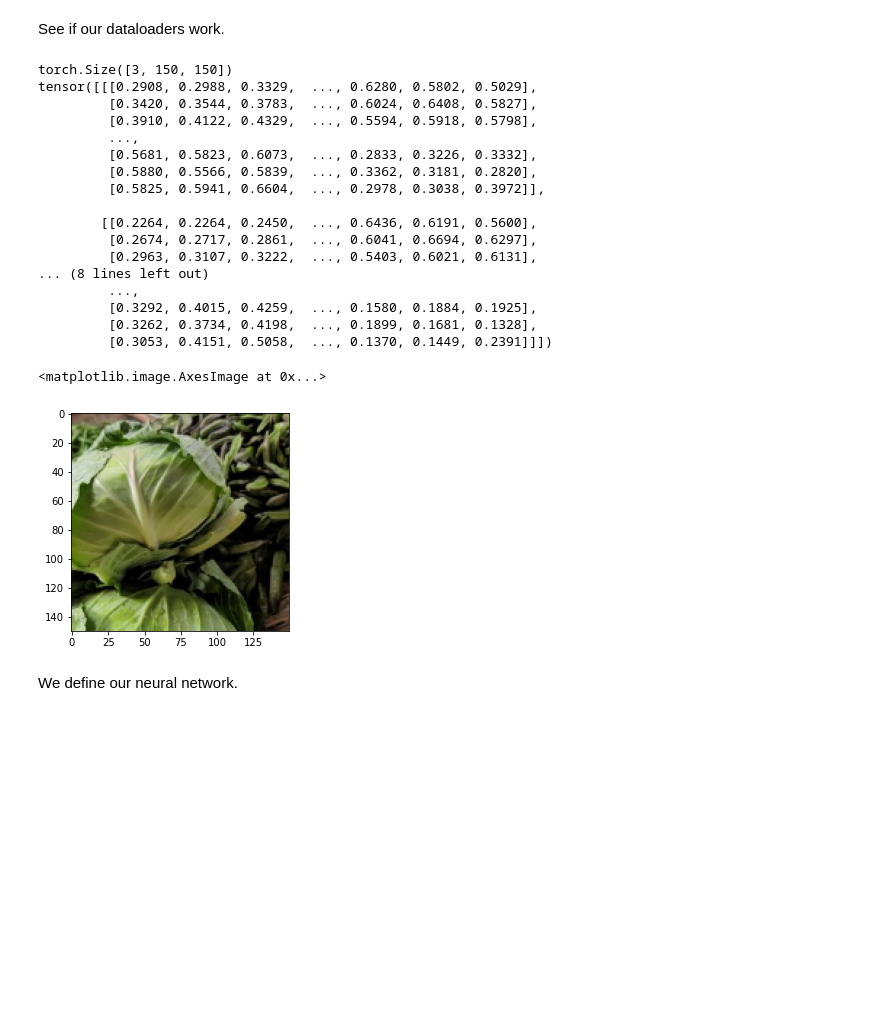
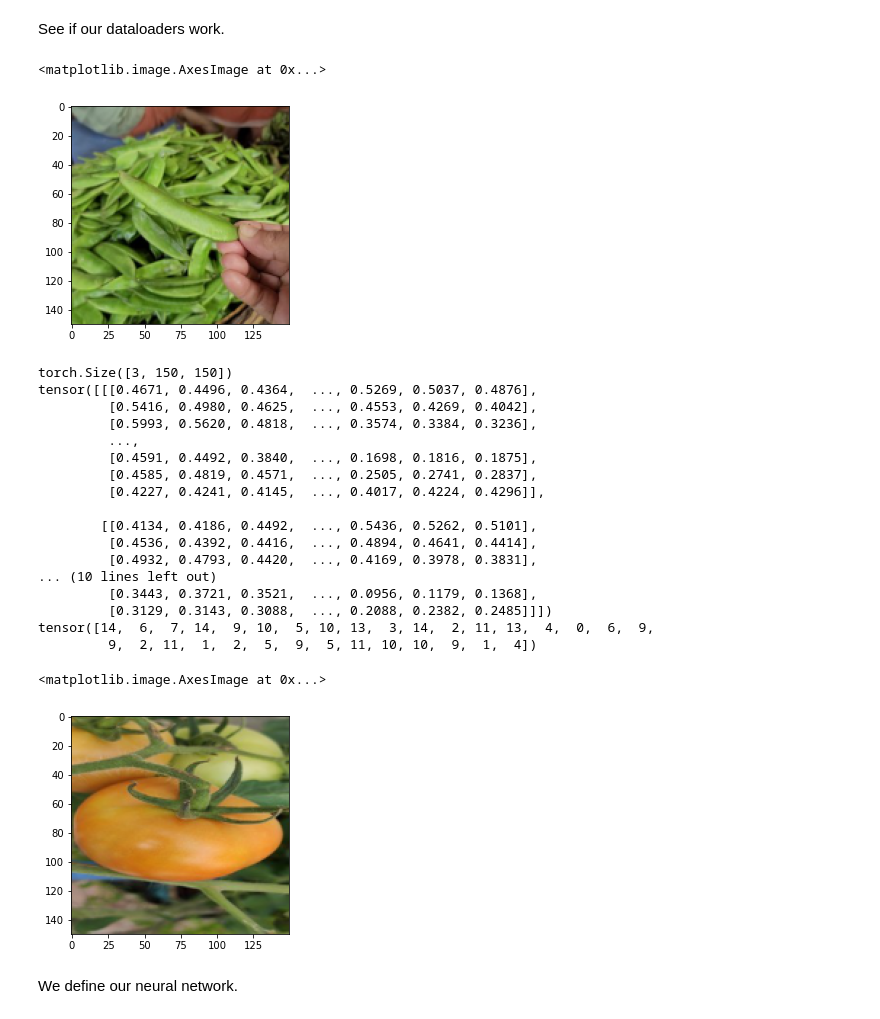
Before and after one commit to jerseyjosh/group6, a Jupyter notebook: code/vegetables.ipynb, the cells around one changed output. Drawn from its saved outputs; the diff is of its cells as text; code cells hidden in the pictures; blank space fills up the shorter version.

```diff
--- a/code/vegetables.ipynb
+++ b/code/vegetables.ipynb
@@ -85,35 +85,42 @@ test_data = datasets.ImageFolder(test_path, transform=transform)
 validation_data = datasets.ImageFolder(validation_path, transform=transform)
 
 train_loader = torch.utils.data.DataLoader(train_data, batch_size=32, shuffle=True)
-test_loader = torch.utils.data.DataLoader(test_data, batch_size=32, shuffle=False)
+test_loader = torch.utils.data.DataLoader(test_data, batch_size=32, shuffle=True)
 validation_loader = torch.utils.data.DataLoader(validation_data, batch_size=32, shuffle=True)
 # %% [markdown]
 See if our dataloaders work.
+# %%
+images, labels = next(iter(test_loader))
+plt.imshow(images[31].permute(1, 2, 0))
+# %% [output]
+<matplotlib.image.AxesImage at 0x...>
+[figure, added]
 # %%
 images, labels = next(iter(train_loader))
 print(images[0].shape)
 print(images[0])
+print(labels)
 plt.imshow(images[0].permute(1, 2, 0))
 # %% [output]
 torch.Size([3, 150, 150])
-tensor([[[0.2908, 0.2988, 0.3329,  ..., 0.6280, 0.5802, 0.5029],
-         [0.3420, 0.3544, 0.3783,  ..., 0.6024, 0.6408, 0.5827],
-         [0.3910, 0.4122, 0.4329,  ..., 0.5594, 0.5918, 0.5798],
+tensor([[[0.4671, 0.4496, 0.4364,  ..., 0.5269, 0.5037, 0.4876],
+         [0.5416, 0.4980, 0.4625,  ..., 0.4553, 0.4269, 0.4042],
+         [0.5993, 0.5620, 0.4818,  ..., 0.3574, 0.3384, 0.3236],
          ...,
-         [0.5681, 0.5823, 0.6073,  ..., 0.2833, 0.3226, 0.3332],
-         [0.5880, 0.5566, 0.5839,  ..., 0.3362, 0.3181, 0.2820],
-         [0.5825, 0.5941, 0.6604,  ..., 0.2978, 0.3038, 0.3972]],
+         [0.4591, 0.4492, 0.3840,  ..., 0.1698, 0.1816, 0.1875],
+         [0.4585, 0.4819, 0.4571,  ..., 0.2505, 0.2741, 0.2837],
+         [0.4227, 0.4241, 0.4145,  ..., 0.4017, 0.4224, 0.4296]],
 
-        [[0.2264, 0.2264, 0.2450,  ..., 0.6436, 0.6191, 0.5600],
-         [0.2674, 0.2717, 0.2861,  ..., 0.6041, 0.6694, 0.6297],
-         [0.2963, 0.3107, 0.3222,  ..., 0.5403, 0.6021, 0.6131],
-... (8 lines left out)
-         ...,
-         [0.3292, 0.4015, 0.4259,  ..., 0.1580, 0.1884, 0.1925],
-         [0.3262, 0.3734, 0.4198,  ..., 0.1899, 0.1681, 0.1328],
-         [0.3053, 0.4151, 0.5058,  ..., 0.1370, 0.1449, 0.2391]]])
+        [[0.4134, 0.4186, 0.4492,  ..., 0.5436, 0.5262, 0.5101],
+         [0.4536, 0.4392, 0.4416,  ..., 0.4894, 0.4641, 0.4414],
+         [0.4932, 0.4793, 0.4420,  ..., 0.4169, 0.3978, 0.3831],
+... (10 lines left out)
+         [0.3443, 0.3721, 0.3521,  ..., 0.0956, 0.1179, 0.1368],
+         [0.3129, 0.3143, 0.3088,  ..., 0.2088, 0.2382, 0.2485]]])
+tensor([14,  6,  7, 14,  9, 10,  5, 10, 13,  3, 14,  2, 11, 13,  4,  0,  6,  9,
+         9,  2, 11,  1,  2,  5,  9,  5, 11, 10, 10,  9,  1,  4])
 <matplotlib.image.AxesImage at 0x...>
-[figure, old version]
+[figure, new version]
 # %% [markdown]
 We define our neural network.
 # %%
```
Also changed, not shown: parts of 5 cells of this notebook.
